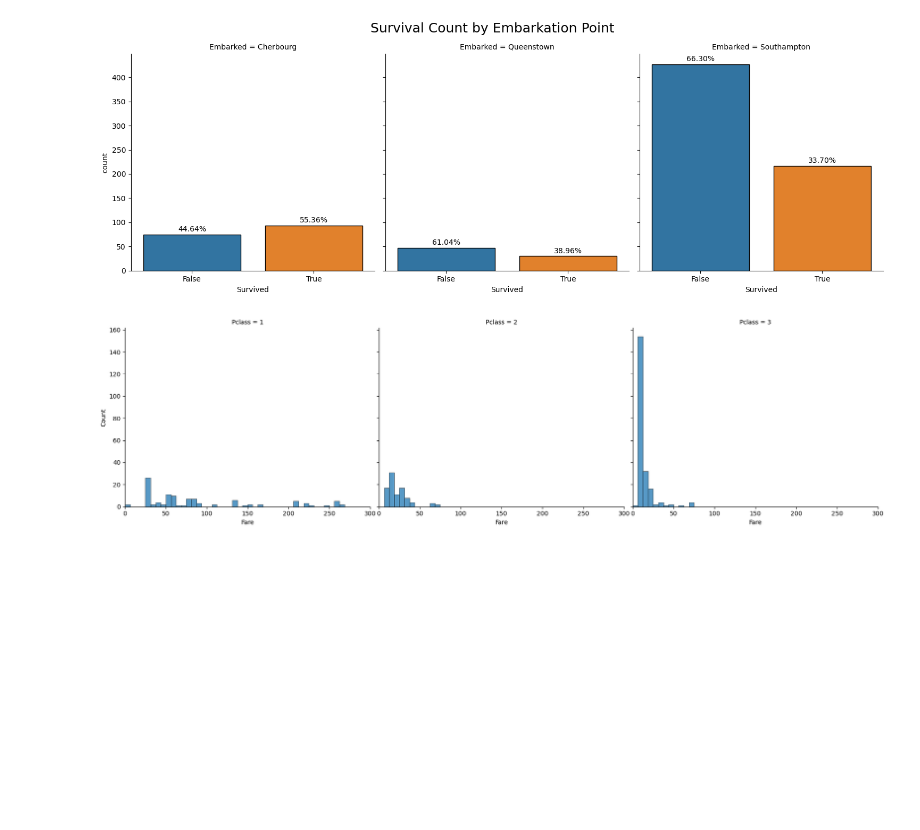
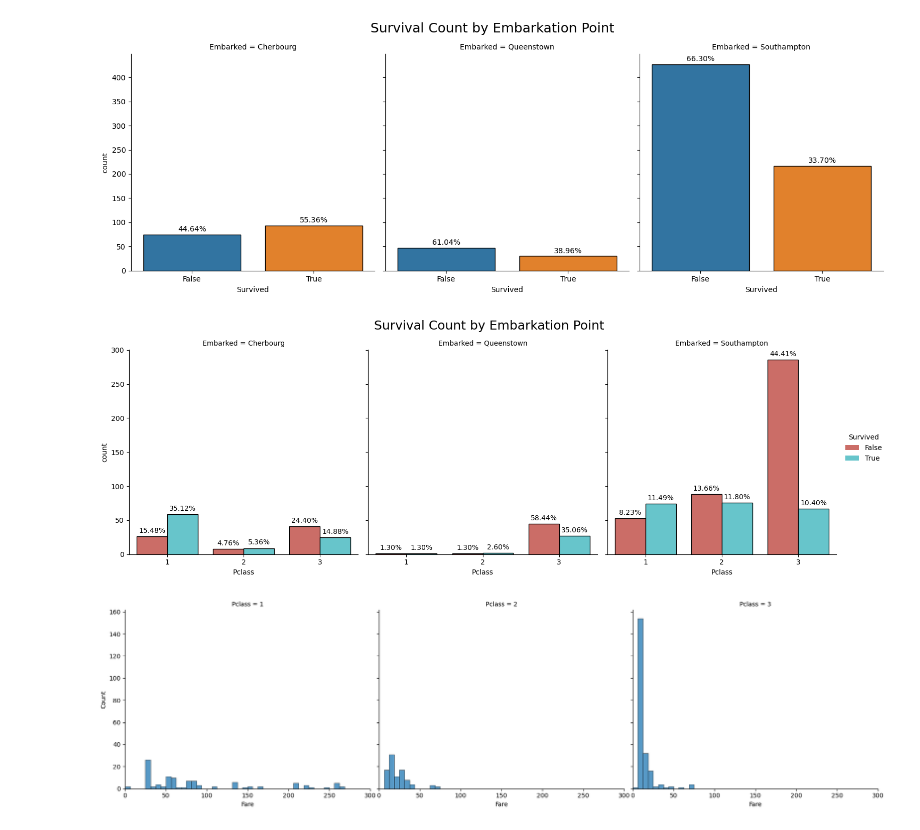
Before and after one commit to vpjuguilon/Kaggle, a Jupyter notebook: Competitions/Titanic - Machine Learning from Disaster/main.ipynb, the cells around one changed output. Drawn from its saved outputs; the diff is of its cells as text; code cells hidden in the pictures; blank space fills up the shorter version.

Commit message:
Added plot for Survival by Embarkation Point and Passenger Class

```diff
--- a/Competitions/Titanic - Machine Learning from Disaster/main.ipynb
+++ b/Competitions/Titanic - Machine Learning from Disaster/main.ipynb
@@ -154,6 +154,32 @@ for ax in fig1.axes.flat:
 plt.show()
 # %% [output]
 [figure]
+# %%
+# Create catplot
+fig1 = sns.catplot(
+    data=train_df, x="Pclass", kind="count", col='Embarked', errorbar=None, palette="hls", hue='Survived'
+)
+
+# Set the overall title
+fig1.fig.suptitle("Survival Count by Embarkation Point", fontsize=18, y=1.05)
+
+# Add black borders to bars
+for ax in fig1.axes.flat:
+    for p in ax.patches:
+        p.set_edgecolor('black')  # Add black border
+        p.set_linewidth(1)  # Increase border thickness
+
+    # Annotate bars with fraction values
+    total = sum(p.get_height() for p in ax.patches)  # Get total count per subplot
+    for p in ax.patches:
+        fraction = p.get_height() / total  # Compute fraction
+        ax.annotate(f"{fraction:.2%}",  # Convert to percentage format
+                    (p.get_x() + p.get_width() / 2., p.get_height() + 3),
+                    ha='center', va='bottom', fontsize=10, color='black')
+
+plt.show()
+# %% [output]
+[figure, added]
 # %%
 fig4 = sns.displot(data=test_df, x="Fare", col="Pclass", aspect=1.2)
 fig4.set(xlim=(0, 300))
```
Also changed, not shown: parts of 1 cell of this notebook.
